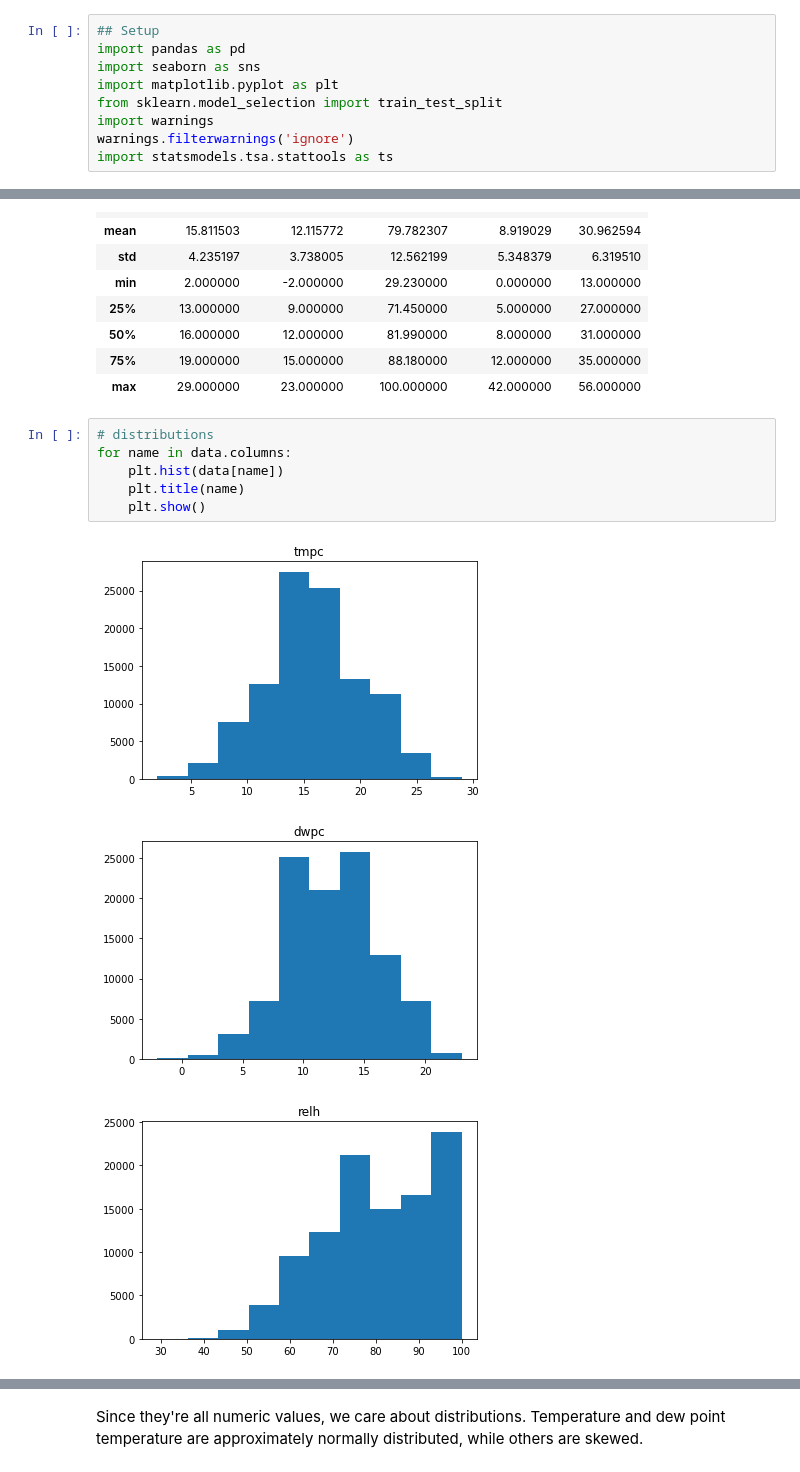
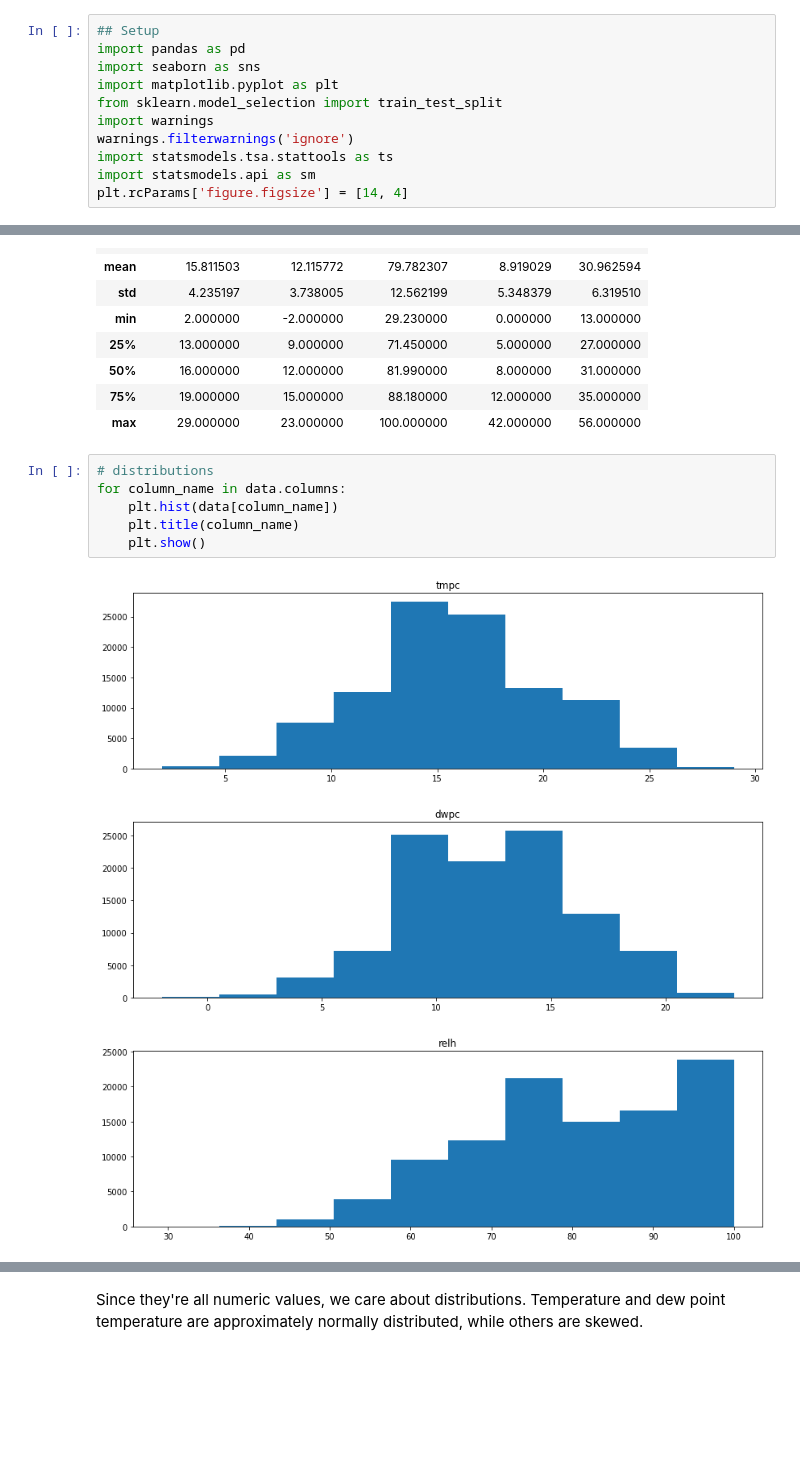
Before and after one commit to ChanningW2211/Data-Science-Project, a Jupyter notebook: Weather Forecast/weather_forecast.ipynb, the cells around one changed output, grey strips where cells are left out. Cells and saved outputs as stored; diff of their text form; blank space fills up the shorter version.

```diff
--- a/Weather Forecast/weather_forecast.ipynb
+++ b/Weather Forecast/weather_forecast.ipynb
@@ -7,6 +7,8 @@ from sklearn.model_selection import train_test_split
 import warnings
 warnings.filterwarnings('ignore')
 import statsmodels.tsa.stattools as ts
+import statsmodels.api as sm
+plt.rcParams['figure.figsize'] = [14, 4]
 # %% [markdown]
 ## Exploratory Data Analysis
 # %% [markdown]
@@ -87,11 +89,11 @@ data.describe()
 | max | 29.000000 | 23.000000 | 100.000000 | 42.000000 | 56.000000 |
 # %%
 # distributions
-for name in data.columns:
-    plt.hist(data[name])
-    plt.title(name)
+for column_name in data.columns:
+    plt.hist(data[column_name])
+    plt.title(column_name)
     plt.show()
 # %% [output]
-[figure, old version]
+[figure, new version]
-[figure, old version]
+[figure, new version]
-[figure, old version]
+[figure, new version]
```
Also changed, not shown: parts of 16 cells of this notebook.
